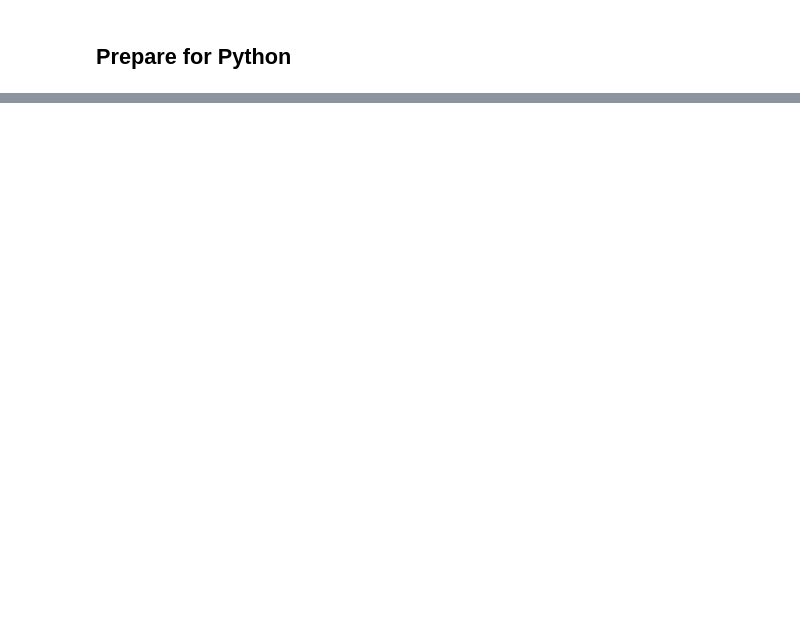
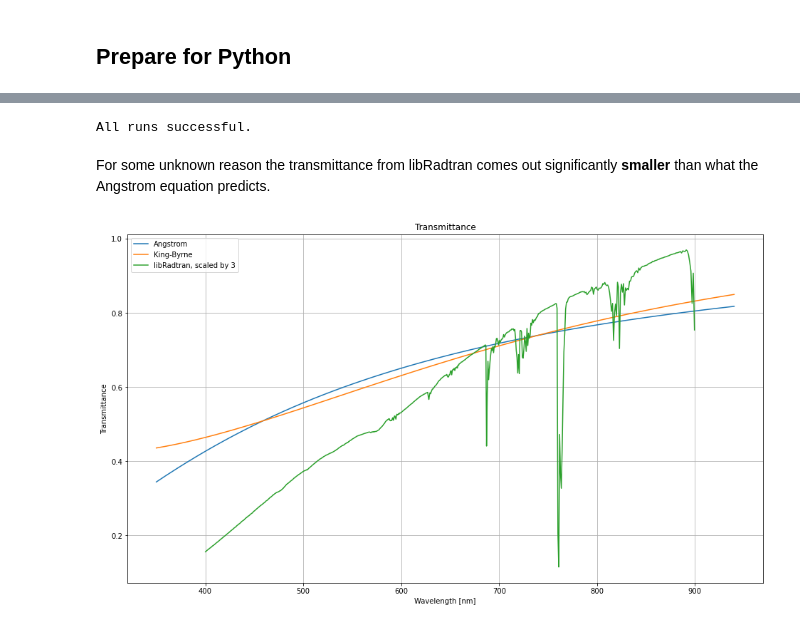
Before and after one commit to NelisW/libraddask, a Jupyter notebook: doc/libraddaskTemplate.ipynb, the cells around one changed output, grey strips where cells are left out. Drawn from its saved outputs; the diff is of its cells as text; code cells hidden in the pictures; blank space fills up the shorter version.

```diff
--- a/doc/libraddaskTemplate.ipynb
+++ b/doc/libraddaskTemplate.ipynb
@@ -298,0 +343,31 @@ client.shutdown()
+# %%
+# do a run on the server using two cases
+futuresRad = client.map(librad.Case.run, [atm])
+
+# Gather results. This will wait for completion of all tasks.
+T3List = client.gather(futuresRad)
+
+# check the return values
+librad.check_uvspec_run_success(T3List)
+# %% [output]
+All runs successful.
+# %% [markdown]
+For some unknown reason the transmittance from libRadtran comes out significantly **smaller** than what the Angstrom equation predicts.
+# %%
+T3a = T3List[0]
+transm = T3a.edir[0:,0]
+scaling = 3
+txm = transm * scaling
+# %%
+# Plot transmittance
+plt.figure(figsize=(16,9))
+plt.plot(the_wv, np.exp(- aot_ang))
+plt.plot(the_wv, np.exp(- the_aot))
+plt.plot(T3a.wvl, txm)
+plt.xlabel('Wavelength [nm]')
+plt.ylabel('Transmittance')
+plt.title('Transmittance')
+plt.legend(['Angstrom','King-Byrne',f'libRadtran, scaled by {scaling}'])
+plt.grid()
+# %% [output]
+[figure, added]
```
Also changed, not shown: parts of 43 cells of this notebook, 13 other files.
